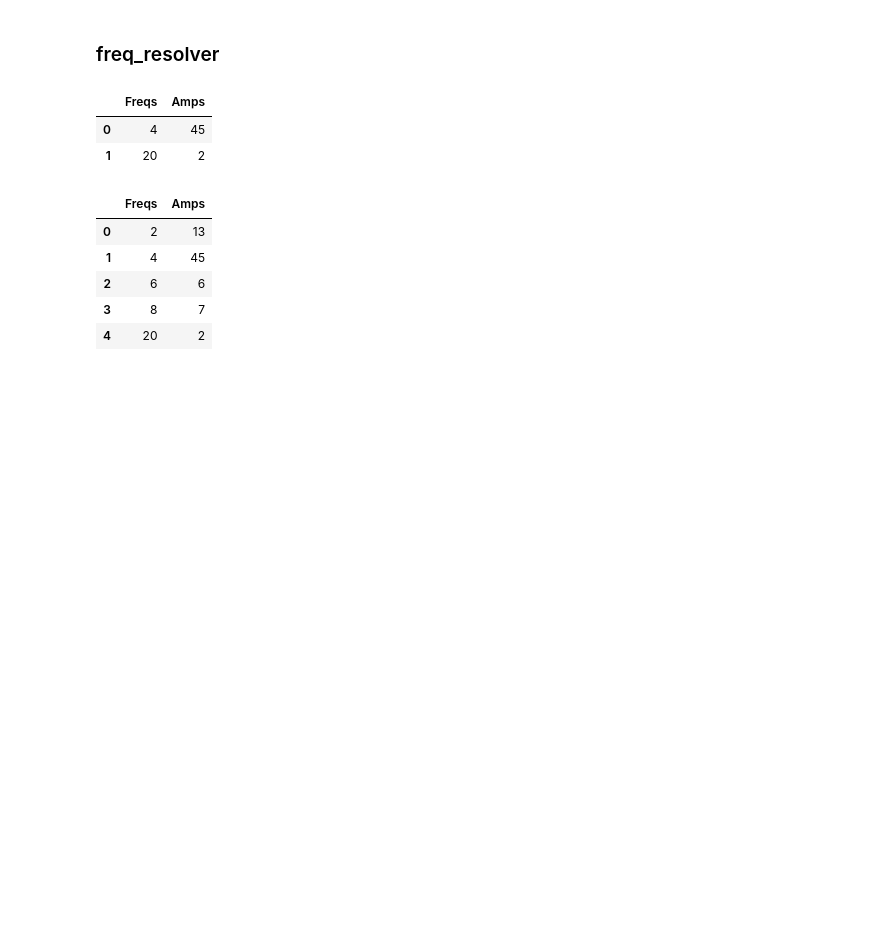
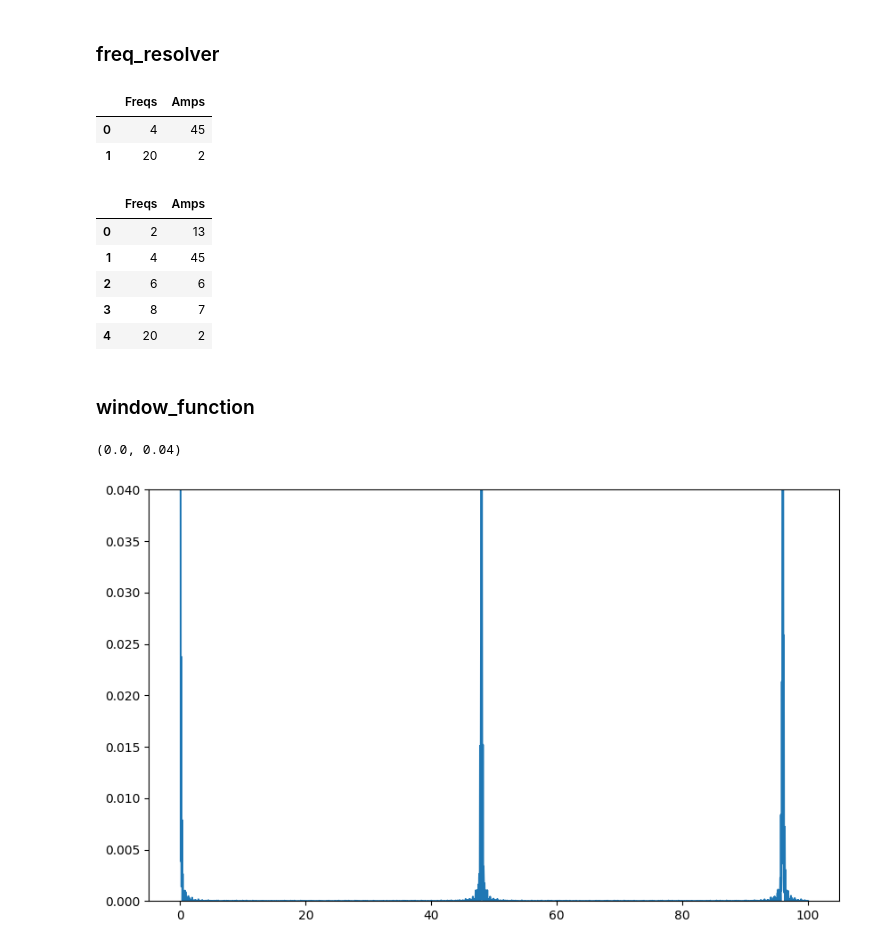
Before and after one commit to carlosccamino/asteroseismology, a Jupyter notebook: asteroseismology/tests.ipynb, the cells around one changed output. Cells and saved outputs as stored; diff of their text form; code cells hidden in the pictures; blank space fills up the shorter version.

Commit message:
Testing a window_function

```diff
--- a/asteroseismology/tests.ipynb
+++ b/asteroseismology/tests.ipynb
@@ -260,3 +260,5 @@ freqs_df
 | 2 | 6 | 6 |
 | 3 | 8 | 7 |
 | 4 | 20 | 2 |
+# %% [markdown]
+### window_function
@@ -262,0 +323,16 @@ freqs_df
+# %%
+path = '/Users/carloscamino/Library/CloudStorage/OneDrive-UNIVERSIDADDEGRANADA/01-Doctorado/02-Work_data/a-LOPS2/a-Paper/03-Results/to_remove/templates/raw/templates_raw_1_sector/TIC108421116_S7_1800.0_QLP_lc_c.fits'
+with fits.open(path) as hdul:
+    data = hdul[1].data
+    time = data['TIME']
+# %%
+w_f = window_function(t=time, f_min=0, f_max=100)
+
+fig = plt.figure(figsize=(10,6))
+ax1 = fig.add_subplot()
+
+ax1.plot(np.linspace(0,100, 2000), w_f)
+ax1.set_ylim(0,0.04)
+# %% [output]
+(0.0, 0.04)
+[figure, added]
```
Also changed, not shown: parts of 3 cells of this notebook.
